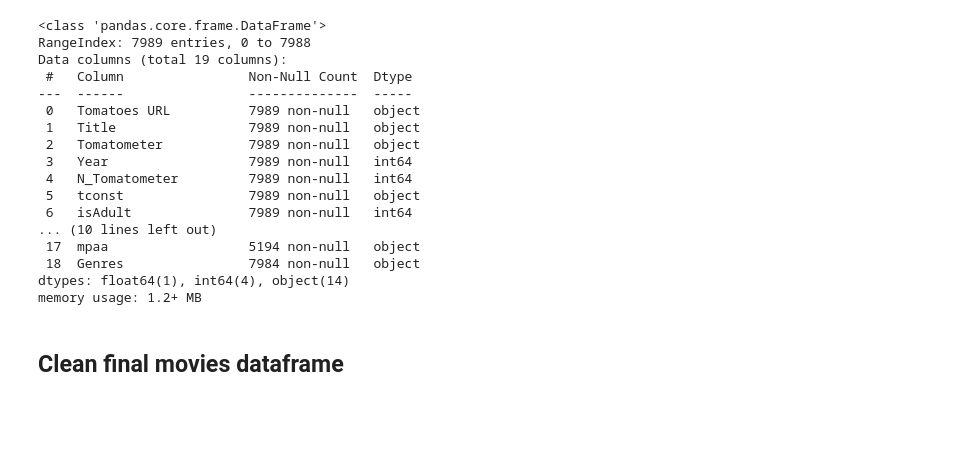
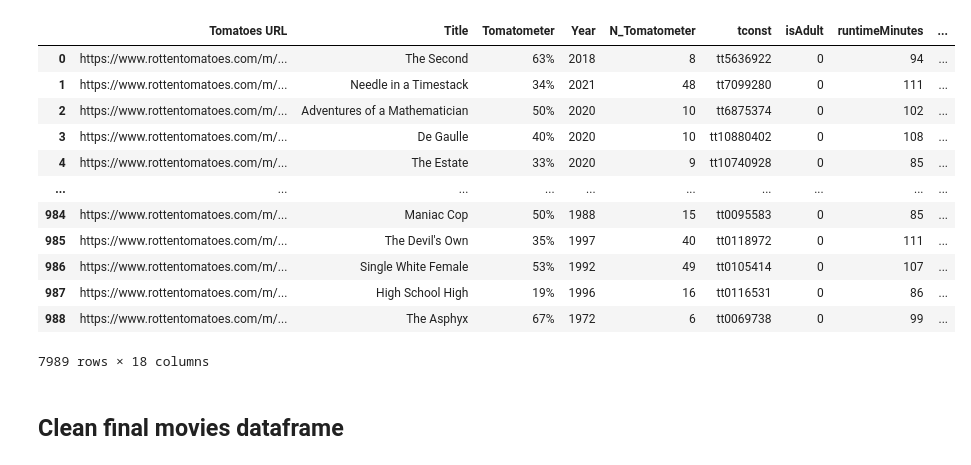
Before and after one commit to ericajstevenson/METIS_projects, a Jupyter notebook: M2 - Movie Profit Analysis/3. Dataframe merges and data cleaning.ipynb, the cells around one changed output. Saved outputs shown, nothing was run; the diff lists cells and outputs as text; code cells hidden in the pictures; blank space fills up the shorter version.

```diff
--- a/M2 - Movie Profit Analysis/3. Dataframe merges and data cleaning.ipynb
+++ b/M2 - Movie Profit Analysis/3. Dataframe merges and data cleaning.ipynb
@@ -13,28 +32,21 @@ DF5 = pd.read_csv ('full_7000_7990.csv',index_col=[0])
 # %%
-frames = [DF1, DF2, DF3, DF4, DF5]
+df.drop(['Unnamed: 0.1'],axis=1,inplace = True)
+df.drop(['genres'], axis = 1, inplace = True)
 
-result = pd.concat(frames).reset_index(drop=True)
-
-result.drop(['Unnamed: 0.1'],axis=1,inplace = True)
-
-result.info()
+df
 # %% [output]
+|  | Tomatoes URL | Title | Tomatometer | Year | N_Tomatometer | tconst | isAdult | runtimeMinutes | ... |
+| 0 | https://www.rottentomatoes.com/m/... | The Second | 63% | 2018 | 8 | tt5636922 | 0 | 94 | ... |
+| 1 | https://www.rottentomatoes.com/m/... | Needle in a Timestack | 34% | 2021 | 48 | tt7099280 | 0 | 111 | ... |
+| 2 | https://www.rottentomatoes.com/m/... | Adventures of a Mathematician | 50% | 2020 | 10 | tt6875374 | 0 | 102 | ... |
+| 3 | https://www.rottentomatoes.com/m/... | De Gaulle | 40% | 2020 | 10 | tt10880402 | 0 | 108 | ... |
+| 4 | https://www.rottentomatoes.com/m/... | The Estate | 33% | 2020 | 9 | tt10740928 | 0 | 85 | ... |
+| ... | ... | ... | ... | ... | ... | ... | ... | ... | ... |
+| 984 | https://www.rottentomatoes.com/m/... | Maniac Cop | 50% | 1988 | 15 | tt0095583 | 0 | 85 | ... |
+| 985 | https://www.rottentomatoes.com/m/... | The Devil's Own | 35% | 1997 | 40 | tt0118972 | 0 | 111 | ... |
+| 986 | https://www.rottentomatoes.com/m/... | Single White Female | 53% | 1992 | 49 | tt0105414 | 0 | 107 | ... |
+| 987 | https://www.rottentomatoes.com/m/... | High School High | 19% | 1996 | 16 | tt0116531 | 0 | 86 | ... |
+| 988 | https://www.rottentomatoes.com/m/... | The Asphyx | 67% | 1972 | 6 | tt0069738 | 0 | 99 | ... |
-<class 'pandas.core.frame.DataFrame'>
-RangeIndex: 7989 entries, 0 to 7988
-Data columns (total 19 columns):
- #   Column                Non-Null Count  Dtype
----  ------                --------------  -----
- 0   Tomatoes URL          7989 non-null   object
- 1   Title                 7989 non-null   object
- 2   Tomatometer           7989 non-null   object
- 3   Year                  7989 non-null   int64
- 4   N_Tomatometer         7989 non-null   int64
- 5   tconst                7989 non-null   object
- 6   isAdult               7989 non-null   int64
-... (10 lines left out)
- 17  mpaa                  5194 non-null   object
- 18  Genres                7984 non-null   object
-dtypes: float64(1), int64(4), object(14)
-memory usage: 1.2+ MB
+7989 rows × 18 columns
 # %% [markdown]
 ## Clean final movies dataframe
```
Also changed, not shown: parts of 6 cells of this notebook.
